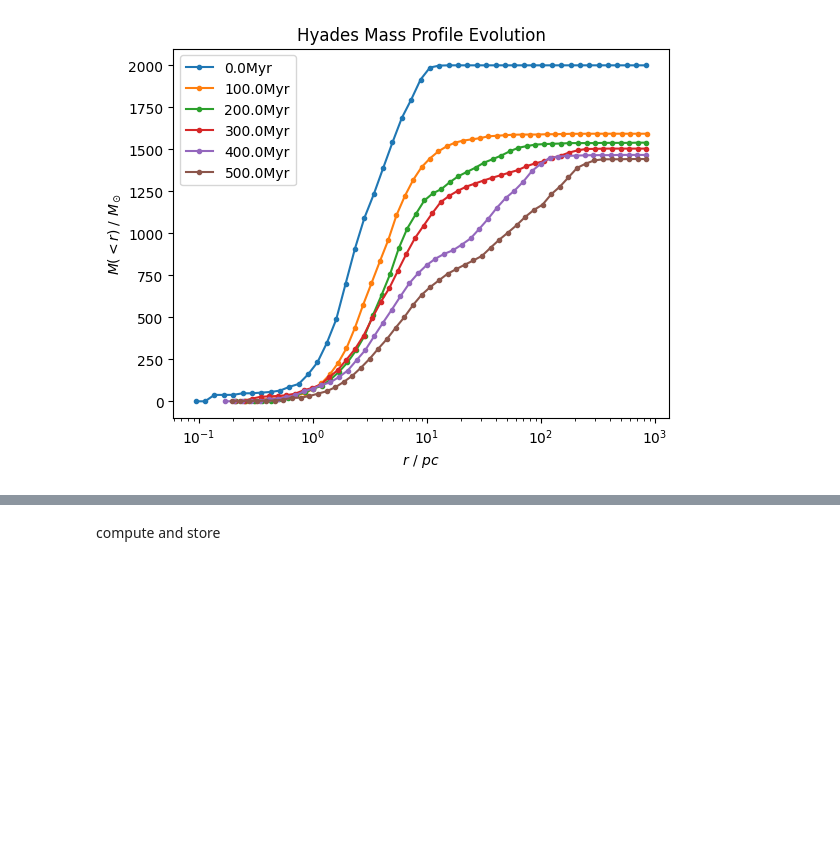
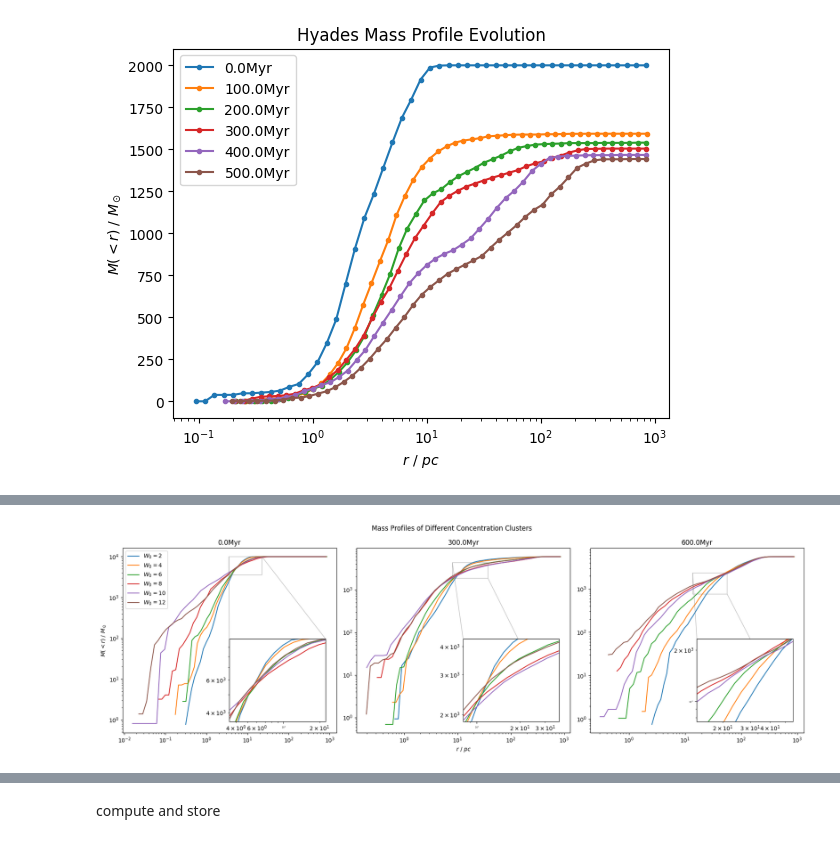
Before and after one commit to RSPicken2/stellar-streams, a Jupyter notebook: MassProfileAnalysis.ipynb, the cells around one changed output, grey strips where cells are left out. Saved outputs shown, nothing was run; the diff lists cells and outputs as text; code cells hidden in the pictures; blank space fills up the shorter version.

```diff
--- a/MassProfileAnalysis.ipynb
+++ b/MassProfileAnalysis.ipynb
@@ -368,0 +379,47 @@ plt.show()
+# %%
+fig, axes = plt.subplots(1, len(times), figsize=(6*len(times),6))
+
+zooms = {ax: inset_axes(ax, width="45%", height="45%", loc="lower right", borderpad=2) for ax in axes}
+
+for run, mass_profiles in runs_mass_profiles.items():
+    first = True
+    for ax, (time, (r_sort, _, m_sums)) in zip(axes, mass_profiles.items()):
+        ax.plot(r_sort, m_sums, label=fr'$W_0={{{run}}}$' if first else '')
+        ax.set_xscale('log')
+        ax.set_yscale('log')
+        ax.set_title(f'{time:.1f}Myr')
+
+        first = False
+
+        zoom = zooms[ax]
+        zoom.plot(r_sort, m_sums)
+
+for ax, time in zip(axes, times):
+    zoom = zooms[ax]
+
+    all_x = np.concatenate([runs_mass_profiles[run][time][0] for run in runs_mass_profiles.keys()])
+    all_y = np.concatenate([runs_mass_profiles[run][time][2] for run in runs_mass_profiles.keys()])
+
+    x1, x2 = np.percentile(all_x, [40, 60])
+    y1, y2 = np.percentile(all_y, [40, 60])
+
+    zoom.set_xscale('log')
+    zoom.set_yscale('log')
+    zoom.set_xlim(x1, x2)
+    zoom.set_ylim(y1, y2)
+
+    zoom.tick_params(labelsize=4)
+
+    ax.indicate_inset_zoom(zoom)
+
+
+axes[len(times)//2].set_xlabel(r'$r$ / $pc$')
+axes[0].set_ylabel(r'$M(<r)$ / $M_\odot$')
+axes[0].legend()
+
+plt.suptitle('Mass Profiles of Different Concentration Clusters')
+plt.tight_layout()
+plt.savefig('Images/W_0_mass_profiles.png')
+plt.show()
+# %% [output]
+[figure, added]
```
Also changed, not shown: parts of 13 cells of this notebook.
